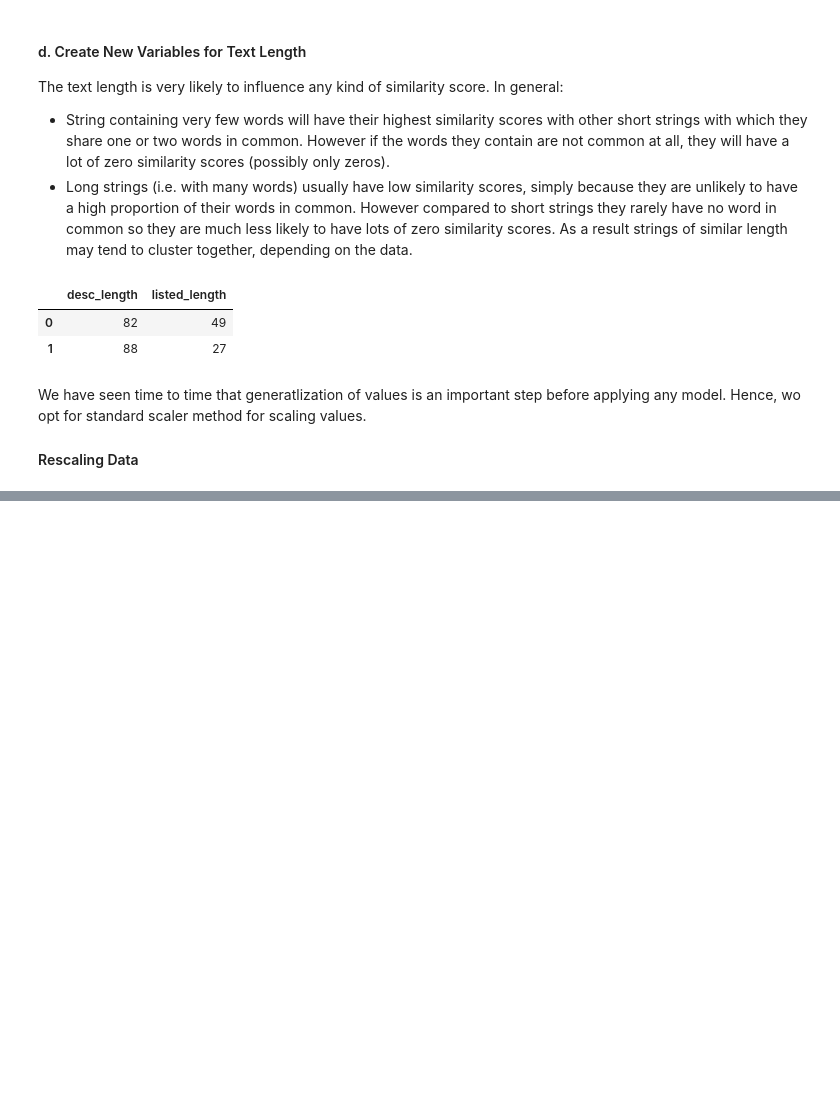
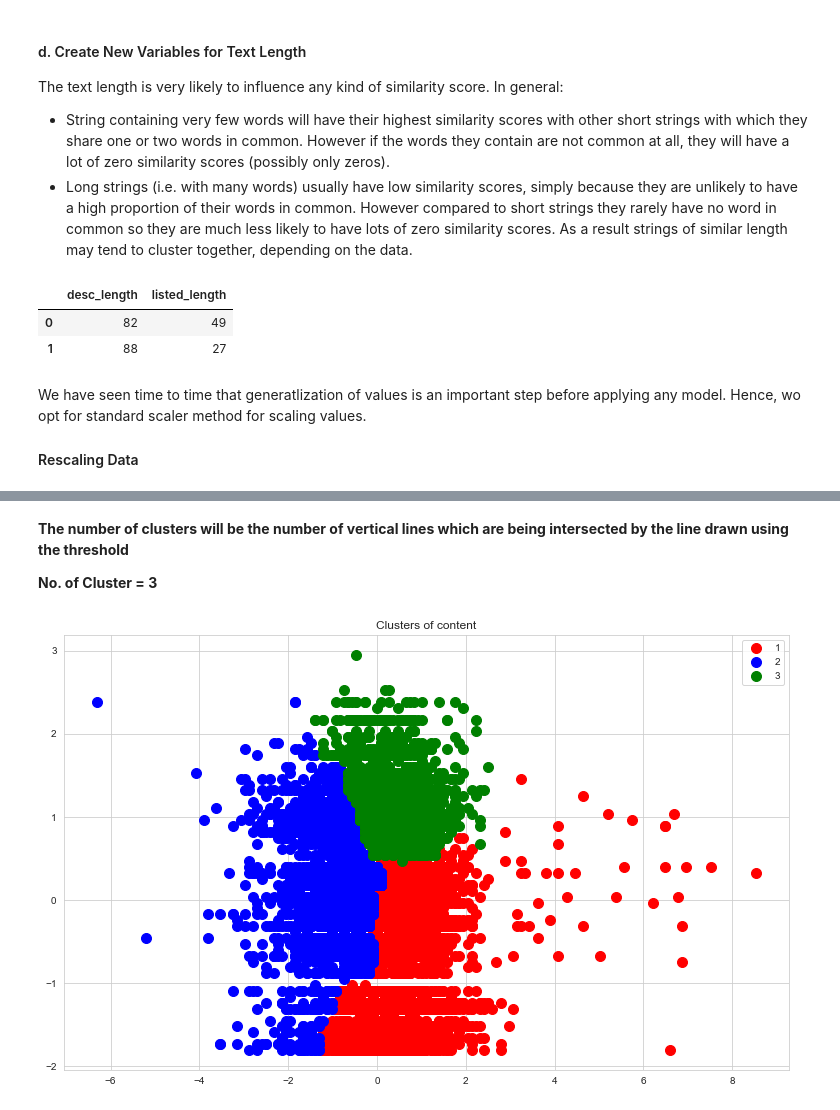
Before and after one commit to ankitrai777/NETFLIX_MOVIES_AND_TV_SHOWS_CLUSTERING, a Jupyter notebook: NETFLIX MOVIES AND TV SHOWS CLUSTERING.ipynb, the cells around one changed output, grey strips where cells are left out. Drawn from its saved outputs; the diff is of its cells as text; code cells hidden in the pictures; blank space fills up the shorter version.

```diff
--- a/NETFLIX MOVIES AND TV SHOWS CLUSTERING.ipynb
+++ b/NETFLIX MOVIES AND TV SHOWS CLUSTERING.ipynb
@@ -535,0 +606,10 @@ For n_clusters = 8, silhouette score is 0.30908943644319614
+# %%
+# Using the dendogram to find the optimal number of clusters
+import scipy.cluster.hierarchy as sch
+sns.set_style("whitegrid")
+plt.figure(figsize=(13,8))
+dendrogram = sch.dendrogram(sch.linkage(X, method = 'ward'))
+plt.title('Dendrogram')
+plt.xlabel('Content')
+plt.ylabel('Euclidean Distances')
+plt.show() # find largest vertical distance we can make without crossing any other horizontal line
@@ -535,0 +618,23 @@ For n_clusters = 8, silhouette score is 0.30908943644319614
+# %% [markdown]
+**The number of clusters will be the number of vertical lines which are being intersected by the line drawn using the threshold**
+
+**No. of Cluster = 3**
+# %%
+# Fitting hierarchical clustering to the dataset
+from sklearn.cluster import AgglomerativeClustering
+hc = AgglomerativeClustering(n_clusters = 3, affinity = 'euclidean', linkage = 'ward')
+y_hc = hc.fit_predict(X)
+# %%
+# Visualizing the clusters (three dimensions only)
+plt.figure(figsize=(13,8))
+plt.scatter(X[y_hc == 0, 0], X[y_hc == 0, 1], s = 100, c = 'red', label = '1')
+plt.scatter(X[y_hc == 1, 0], X[y_hc == 1, 1], s = 100, c = 'blue', label = '2')
+plt.scatter(X[y_hc == 2, 0], X[y_hc == 2, 1], s = 100, c = 'green', label = '3')
+
+
+plt.title('Clusters of content')
+
+plt.legend()
+plt.show()
+# %% [output]
+[figure, added]
```
Also changed, not shown: parts of 23 cells of this notebook.
